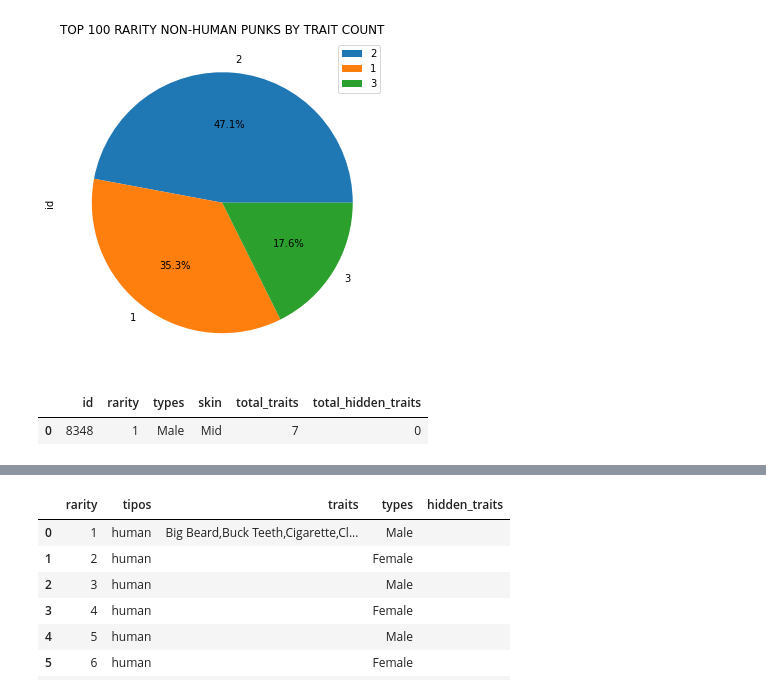
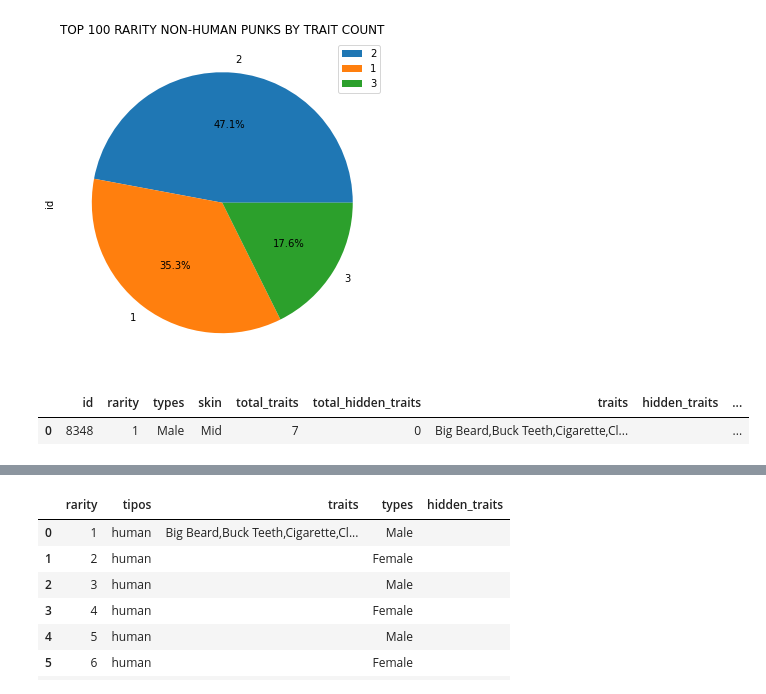
Before and after one commit to ManelForcales/IT_academy_DS_project, a Jupyter notebook: Fase2_EDA/EDA_categorical.ipynb, the cells around one changed output, grey strips where cells are left out. Drawn from its saved outputs; the diff is of its cells as text; code cells hidden in the pictures.

```diff
--- a/Fase2_EDA/EDA_categorical.ipynb
+++ b/Fase2_EDA/EDA_categorical.ipynb
@@ -211,9 +210,9 @@ plt.show()
 [figure]
 # %%
 # cuantos punks tienen 7 atributos?
-df_top_raros[df_top_raros.total_traits == 7]
+df_top_punks_raros[df_top_punks_raros.total_traits == 7]
 # %% [output]
-|  | id | rarity | types | skin | total_traits | total_hidden_traits |
-| 0 | 8348 | 1 | Male | Mid | 7 | 0 |
+|  | id | rarity | types | skin | total_traits | total_hidden_traits | traits | hidden_traits | ... |
+| 0 | 8348 | 1 | Male | Mid | 7 | 0 | Big Beard,Buck Teeth,Cigarette,Cl... |  | ... |
 # %%
 # cuantos punks tienen 3 atributos ocultos?
```
Also changed, not shown: parts of 7 cells of this notebook.
